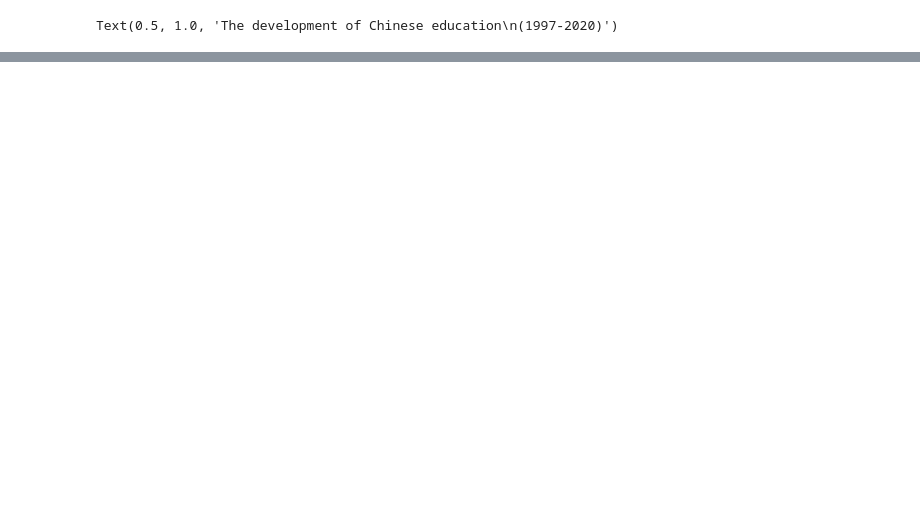
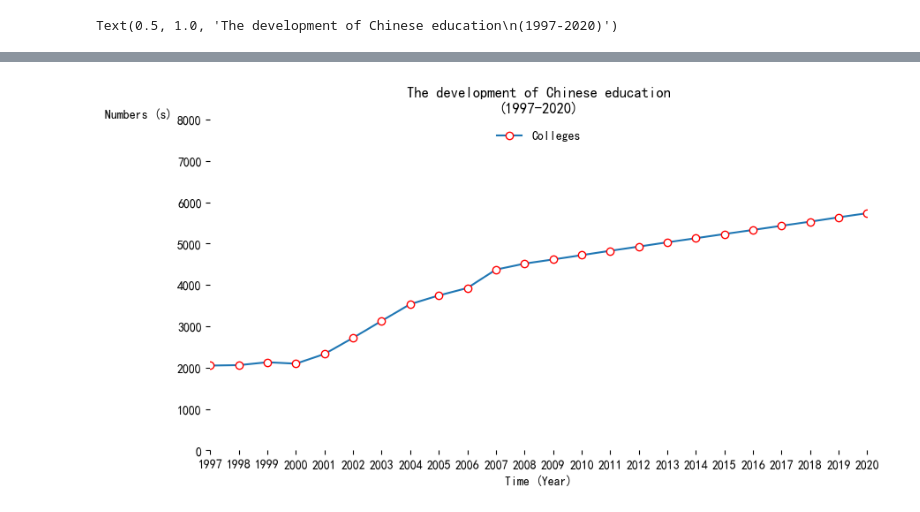
Before and after one commit to kikyo01/info250, a Jupyter notebook: project2/version2.ipynb, the cells around one changed output, grey strips where cells are left out. Saved outputs shown, nothing was run; the diff lists cells and outputs as text; code cells hidden in the pictures; blank space fills up the shorter version.

Commit message:
Small changes
Add labels, changing size

```diff
--- a/project2/version2.ipynb
+++ b/project2/version2.ipynb
@@ -53,7 +53,7 @@ Text(0.5, 1.0, 'The development of Chinese education\n(1997-2020)')
 from matplotlib import pyplot
 import matplotlib.pyplot as plt
 
-fig = plt.figure(figsize=(5.6, 7.2), dpi=100)
+fig = plt.figure(figsize=(9.6, 4.8), dpi=100)
 ax = fig.subplots()
 ax.spines['right'].set_color('none')
 ax.spines['left'].set_color('none')
@@ -71,7 +71,6 @@ while n <len(fig1_y3):
     y_value = (fig1_y3[n] + fig1_y4[n]) * 0.5
     fig1_y.append(y_value)
     n += 1
-    ss
 plt.ylim(0,8000)
 
 
@@ -84,7 +83,9 @@ ax.legend(loc = 'upper center', frameon = 0)
 plt.margins(0)
 plt.subplots_adjust(bottom=0.10)
 ax.set_xticks(x)
-ax.set_xticklabels(x_label,rotation = 90)
+ax.set_xticklabels(x_label,)
+ax.set_ylabel("Numbers (s)", rotation='horizontal', y=1, ha='right', va='bottom')
+ax.set_xlabel("Time (Year)")
 ax.set_title('The development of Chinese education\n(1997-2020)')
 # %% [output]
 Text(0.5, 1.0, 'The development of Chinese education\n(1997-2020)')
@@ -92,3 +92,4 @@ Text(0.5, 1.0, 'The development of Chinese education\n(1997-2020)')
+[figure, added]
 # %%
 from matplotlib import pyplot
 import matplotlib.pyplot as plt
```
Also changed, not shown: parts of 3 cells of this notebook.
